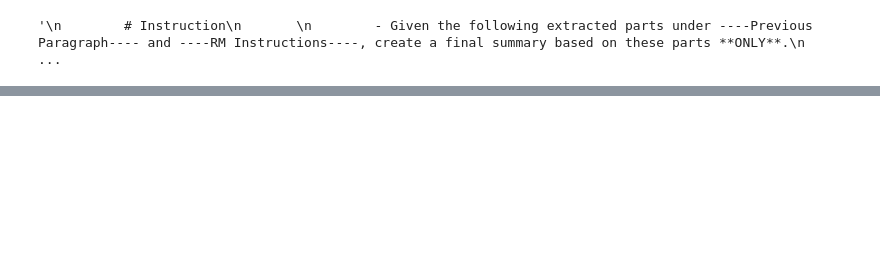
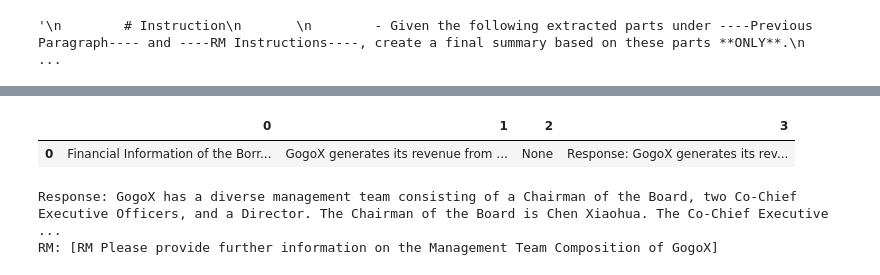
Before and after one commit to Sunnycswong/testing_deploy_web_CP222, a Jupyter notebook: testing_kenny.ipynb, the cells around one changed output, grey strips where cells are left out. Drawn from its saved outputs; the diff is of its cells as text; code cells hidden in the pictures; blank space fills up the shorter version.

```diff
--- a/testing_kenny.ipynb
+++ b/testing_kenny.ipynb
@@ -690,6 +792,11 @@ rm_note_txt printing:
 section_name = "Other Banking Facilities"
 
 web_extract_RM(section_name, RM_text, client)
+
+
+section_name = "Financial Information of the Borrower"
+
+web_extract_RM(section_name, RM_text, client)
 # %% [output]
 ##################################################
 %%%%%%%%%%%%%%%%%%%%%%%%%%%%%%%%%%%%%%%%%%%%%%%%%%
@@ -724,0 +1264,25 @@ rm_note_txt printing:
+# %%
+section_name_list = [
+#"Executive Summary",
+#"Client Request",
+#"Shareholders and Group Structure",
+#"Project Details",
+#"Industry / Section Analysis",
+#"Management",
+"Financial Information of the Borrower",
+#"Other Banking Facilities",
+#"Opinion of the Relationship Manager",
+#"Summary of Recommendation"
+]
+
+output_list = []
+rm_fill_list = []
+
+for section_name in section_name_list:
+    output_json = run_first_gen(section=section_name,
+              rm_note_txt=RM_text,
+              client=client,
+              deployment_name=DEPLOYMENT_NAME,
+              openai_api_version=OPENAI_API_VERSION,
+              openai_api_base=OPENAI_API_BASE)
+    output_list.append([section_name, output_json["output"], output_json["RM_fill"], output_json["testing"]])
@@ -724,0 +1307,42 @@ rm_note_txt printing:
+# %%
+import pandas as pd
+
+pd.DataFrame(output_list)
+# %% [output]
+|  | 0 | 1 | 2 | 3 |
+| 0 | Financial Information of the Borr... | GogoX generates its revenue from ... | None | Response: GogoX generates its rev... |
+# %%
+def extract_response_and_rm(input_string):
+    response = None
+    rm = None
+
+    response_start = input_string.find("Response:")
+    rm_start = input_string.find("RM:")
+
+    if response_start != -1:
+        response_start += len("Response:")
+        response_end = input_string.find("RM:", response_start)
+        if response_end != -1:
+            response = input_string[response_start:response_end].strip()
+        else:
+            response = input_string[response_start:].strip()
+
+    if rm_start != -1:
+        rm_start += len("RM:")
+        rm_end = input_string.find("\n", rm_start)
+        if rm_end != -1:
+            rm = input_string[rm_start:rm_end].strip()
+        else:
+            rm = input_string[rm_start:].strip()
+
+    return response, rm
+
+input_string = "Response: \nGogoX has a diverse management team consisting of a Chairman of the Board, two Co-Chief Executive Officers, and a Director. The Chairman of the Board is Chen Xiaohua. The Co-Chief Executive Officers are He Song and Lam Hoi Yuen. The Director is Hu Gang. In addition to the executive directors, there are also non-executive directors, including Leung Ming Shu and Wang Ye. The Board of Directors of GogoX is composed of 12 directors in total, with 4 executive directors, 4 non-executive directors, and 4 independent non-executive directors. \n\nRM: [RM Please provide further information on the Management Team Composition of GogoX]"
+
+response, rm = extract_response_and_rm(input_string)
+
+print("Response:", response)
+print("RM:", rm)
+# %% [output]
+Response: GogoX has a diverse management team consisting of a Chairman of the Board, two Co-Chief Executive Officers, and a Director. The Chairman of the Board is Chen Xiaohua. The Co-Chief Executive  ...
+RM: [RM Please provide further information on the Management Team Composition of GogoX]
```
Also changed, not shown: parts of 14 cells of this notebook, 2 other files.
